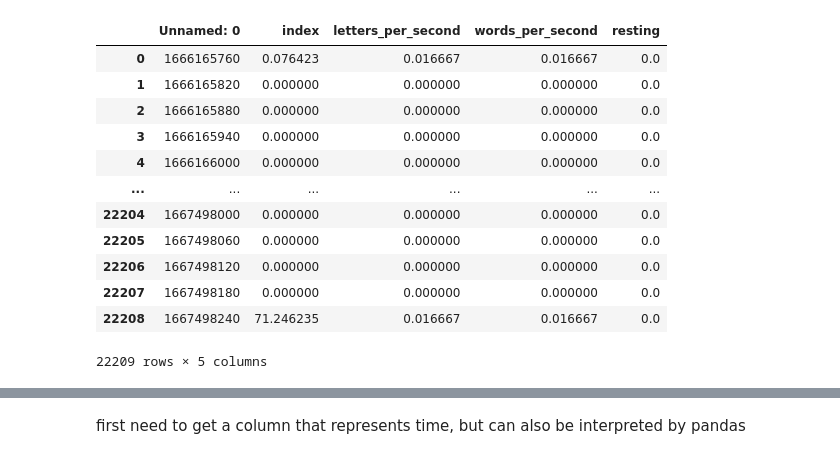
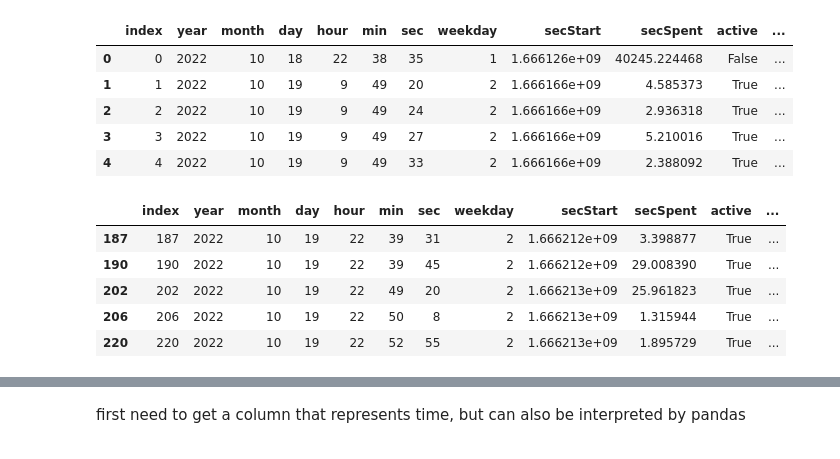
Before and after one commit to janskorupski/selfTracking, a Jupyter notebook: Example of usage.ipynb, the cells around one changed output, grey strips where cells are left out. Cells and saved outputs as stored; diff of their text form; code cells hidden in the pictures.

Commit message:
chowing how to create the data as well

```diff
--- a/Example of usage.ipynb
+++ b/Example of usage.ipynb
@@ -9,16 +9,22 @@ data = pd.read_csv("time_series.csv", sep = ";")
-# %%
-data
-# %% [output]
-|  | Unnamed: 0 | index | letters_per_second | words_per_second | resting |
-| 0 | 1666165760 | 0.076423 | 0.016667 | 0.016667 | 0.0 |
-| 1 | 1666165820 | 0.000000 | 0.000000 | 0.000000 | 0.0 |
-| 2 | 1666165880 | 0.000000 | 0.000000 | 0.000000 | 0.0 |
-| 3 | 1666165940 | 0.000000 | 0.000000 | 0.000000 | 0.0 |
-| 4 | 1666166000 | 0.000000 | 0.000000 | 0.000000 | 0.0 |
-| ... | ... | ... | ... | ... | ... |
-| 22204 | 1667498000 | 0.000000 | 0.000000 | 0.000000 | 0.0 |
-| 22205 | 1667498060 | 0.000000 | 0.000000 | 0.000000 | 0.0 |
-| 22206 | 1667498120 | 0.000000 | 0.000000 | 0.000000 | 0.0 |
-| 22207 | 1667498180 | 0.000000 | 0.000000 | 0.000000 | 0.0 |
-| 22208 | 1667498240 | 71.246235 | 0.016667 | 0.016667 | 0.0 |
-22209 rows × 5 columns
+# %%
+analyzer = selfTracking.Analyzer(data_directory="./data/")
+analyzer.load_raw_data()
+analyzer.raw_data.head()
+# %% [output]
+|  | index | year | month | day | hour | min | sec | weekday | secStart | secSpent | active | ... |
+| 0 | 0 | 2022 | 10 | 18 | 22 | 38 | 35 | 1 | 1.666126e+09 | 40245.224468 | False | ... |
+| 1 | 1 | 2022 | 10 | 19 | 9 | 49 | 20 | 2 | 1.666166e+09 | 4.585373 | True | ... |
+| 2 | 2 | 2022 | 10 | 19 | 9 | 49 | 24 | 2 | 1.666166e+09 | 2.936318 | True | ... |
+| 3 | 3 | 2022 | 10 | 19 | 9 | 49 | 27 | 2 | 1.666166e+09 | 5.210016 | True | ... |
+| 4 | 4 | 2022 | 10 | 19 | 9 | 49 | 33 | 2 | 1.666166e+09 | 2.388092 | True | ... |
+# %%
+analyzer.update_flag_file()
+analyzer.assign_flags()
+analyzer.raw_data[analyzer.raw_data.flag != ""].head()
+# %% [output]
+|  | index | year | month | day | hour | min | sec | weekday | secStart | secSpent | active | ... |
+| 187 | 187 | 2022 | 10 | 19 | 22 | 39 | 31 | 2 | 1.666212e+09 | 3.398877 | True | ... |
+| 190 | 190 | 2022 | 10 | 19 | 22 | 39 | 45 | 2 | 1.666212e+09 | 29.008390 | True | ... |
+| 202 | 202 | 2022 | 10 | 19 | 22 | 49 | 20 | 2 | 1.666213e+09 | 25.961823 | True | ... |
+| 206 | 206 | 2022 | 10 | 19 | 22 | 50 | 8 | 2 | 1.666213e+09 | 1.315944 | True | ... |
+| 220 | 220 | 2022 | 10 | 19 | 22 | 52 | 55 | 2 | 1.666213e+09 | 1.895729 | True | ... |
```
Also changed, not shown: parts of 7 cells of this notebook.
